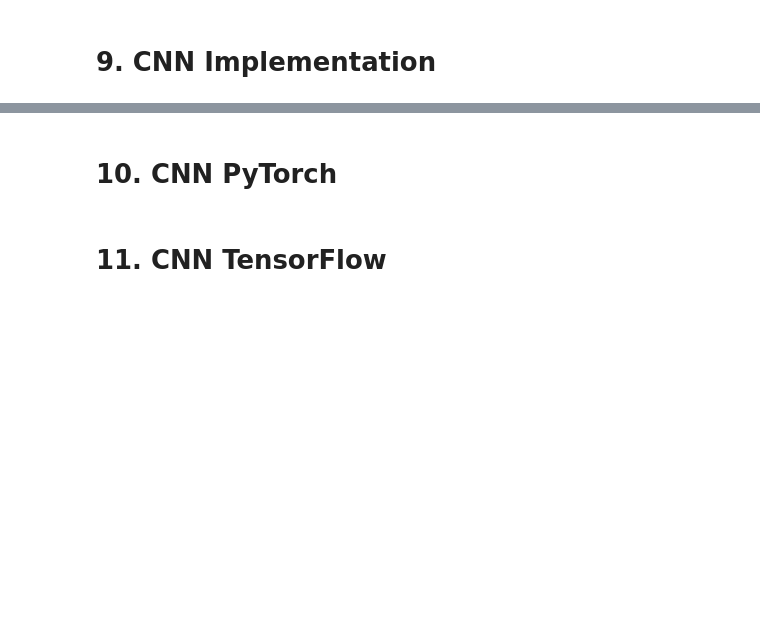
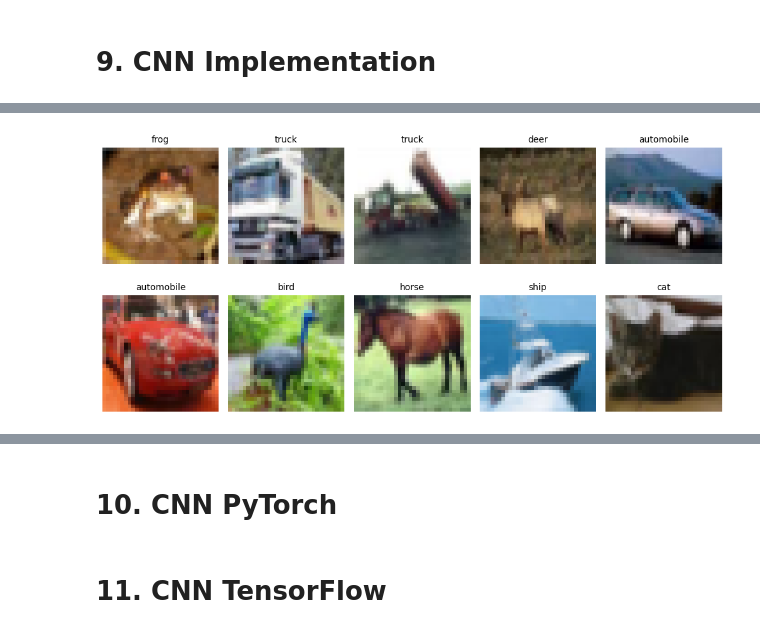
Before and after one commit to jci02/Machine-Learning-Theory, a Jupyter notebook: 1.Supervised Learning/Convolutional Neural Networks/CNN.ipynb, the cells around one changed output, grey strips where cells are left out. Saved outputs shown, nothing was run; the diff lists cells and outputs as text; code cells hidden in the pictures; blank space fills up the shorter version.

```diff
--- a/1.Supervised Learning/Convolutional Neural Networks/CNN.ipynb
+++ b/1.Supervised Learning/Convolutional Neural Networks/CNN.ipynb
@@ -1215,0 +1262,13 @@ weights of the neuron
+# %%
+fig, axes = plt.subplots(2, 5, figsize=(10, 5))
+
+for i, ax in enumerate(axes.flat):
+    image, label = trainset[i]
+    ax.imshow(image.permute(1, 2, 0))
+    ax.set_title(classes[label], fontsize=10)
+    ax.axis("off")
+
+plt.tight_layout()
+plt.show()
+# %% [output]
+[figure, added]
```
Also changed, not shown: parts of 6 cells of this notebook, 8 other files.
